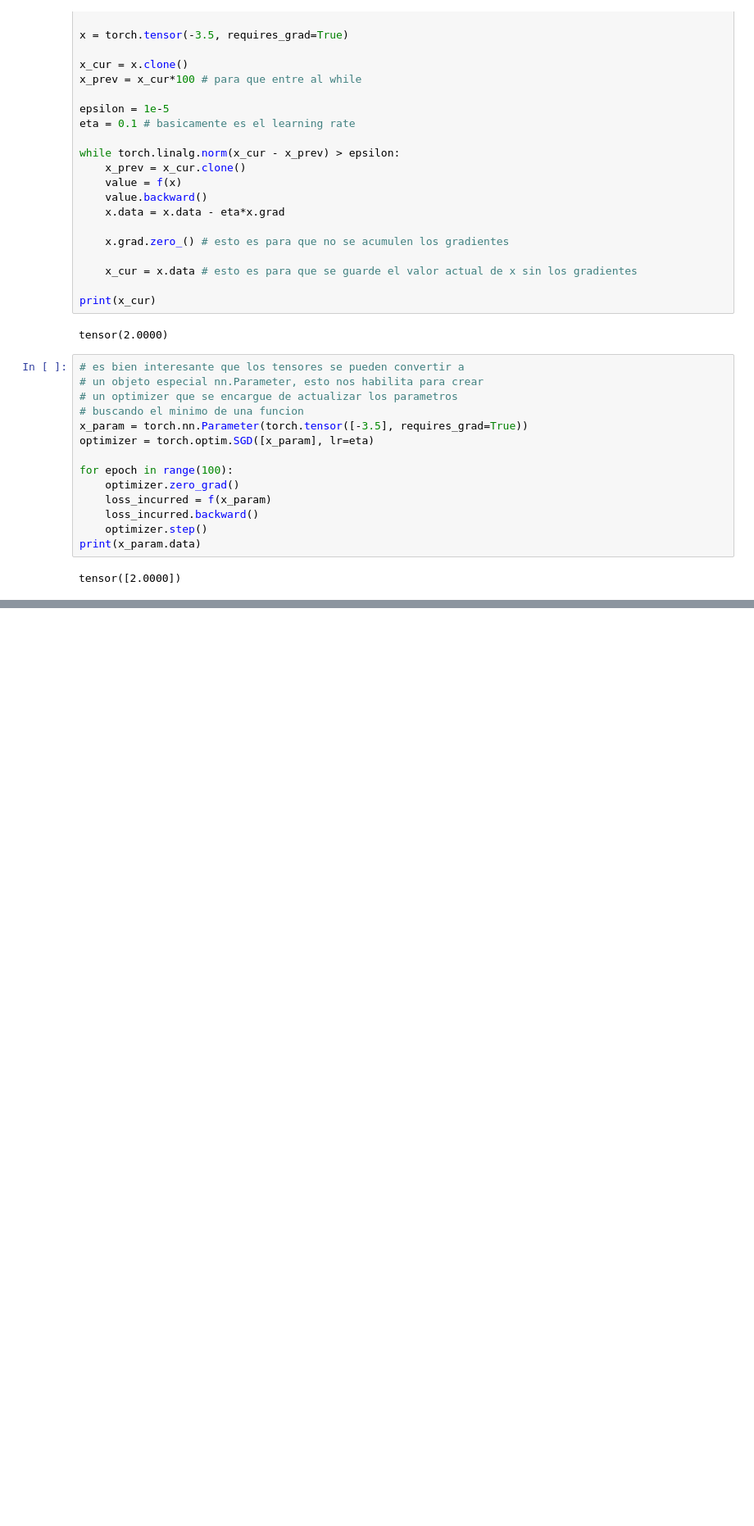
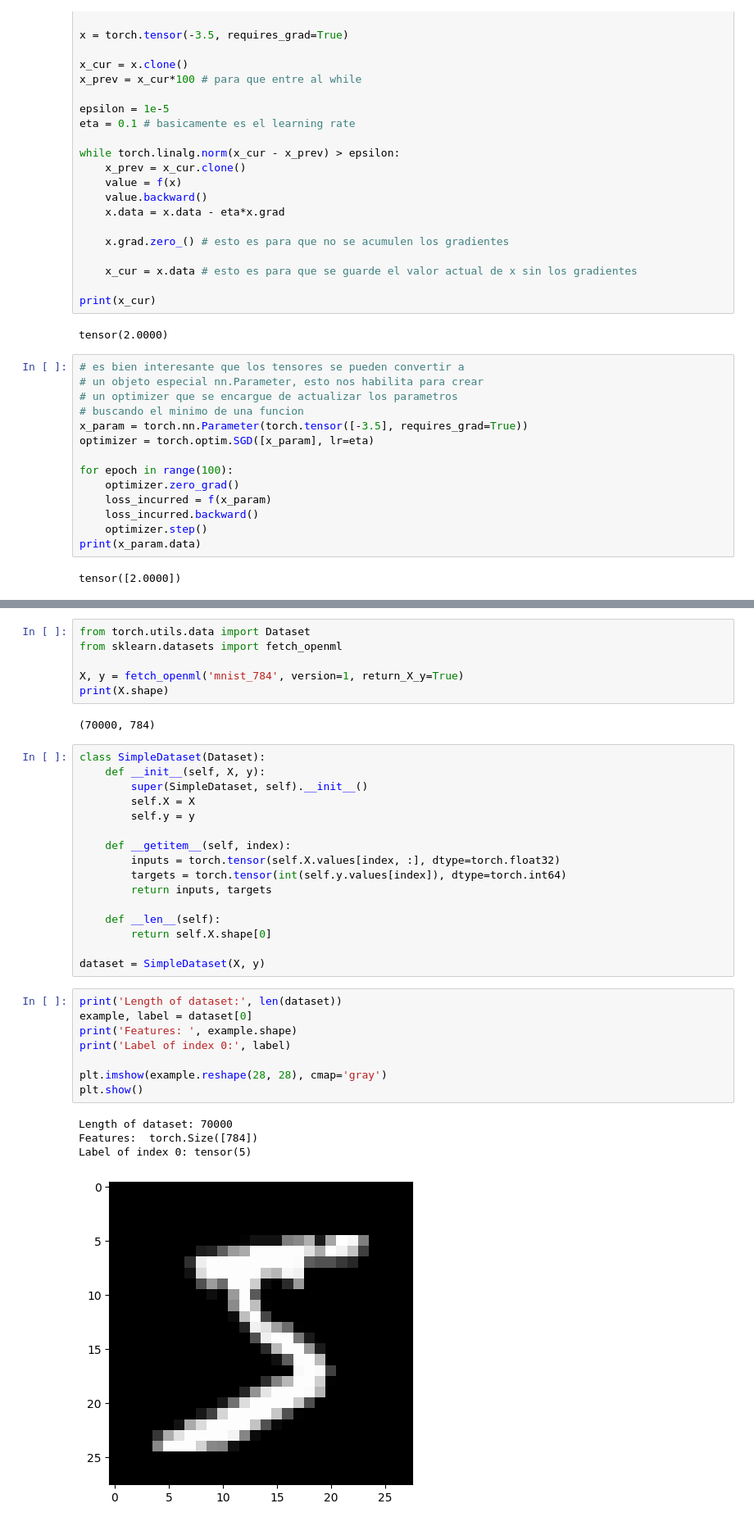
Before and after one commit to fabiogomez11c/hundred_concepts, a Jupyter notebook: feed_forward_networks/torch_m1.ipynb, the cells around one changed output, grey strips where cells are left out. Shown at 82% size. Drawn from its saved outputs; the diff is of its cells as text; blank space fills up the shorter version.

```diff
--- a/torch_m1.ipynb
+++ b/feed_forward_networks/torch_m1.ipynb
@@ -228,0 +231,37 @@ tensor([-4.7684e-07])
+# %%
+from torch.utils.data import Dataset
+from sklearn.datasets import fetch_openml
+
+X, y = fetch_openml('mnist_784', version=1, return_X_y=True)
+print(X.shape)
+# %% [output]
+(70000, 784)
+# %%
+class SimpleDataset(Dataset):
+    def __init__(self, X, y):
+        super(SimpleDataset, self).__init__()
+        self.X = X
+        self.y = y
+
+    def __getitem__(self, index):
+        inputs = torch.tensor(self.X.values[index, :], dtype=torch.float32)
+        targets = torch.tensor(int(self.y.values[index]), dtype=torch.int64)
+        return inputs, targets
+
+    def __len__(self):
+        return self.X.shape[0]
+
+dataset = SimpleDataset(X, y)
+# %%
+print('Length of dataset:', len(dataset))
+example, label = dataset[0]
+print('Features: ', example.shape)
+print('Label of index 0:', label)
+
+plt.imshow(example.reshape(28, 28), cmap='gray')
+plt.show()
+# %% [output]
+Length of dataset: 70000
+Features:  torch.Size([784])
+Label of index 0: tensor(5)
+[figure, added]
```
Also changed, not shown: parts of 11 cells of this notebook, 1 other file.
